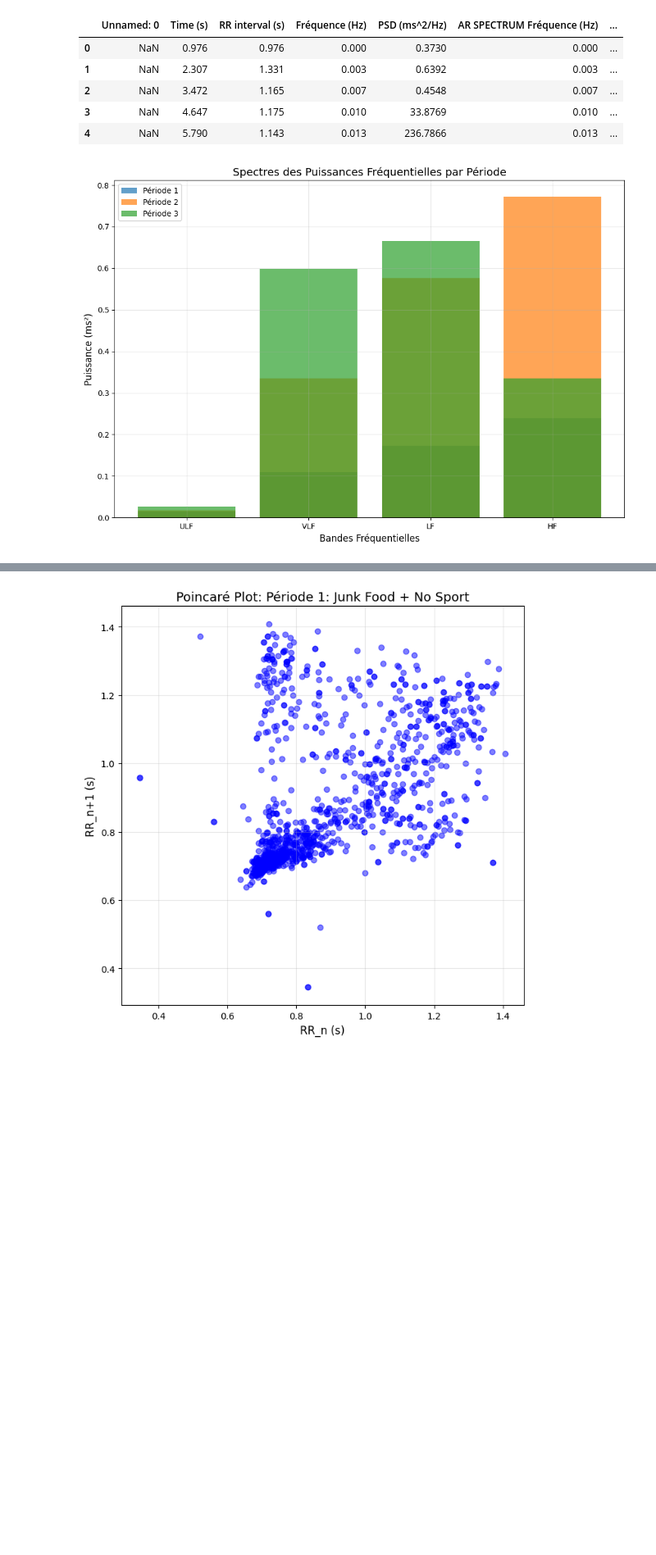
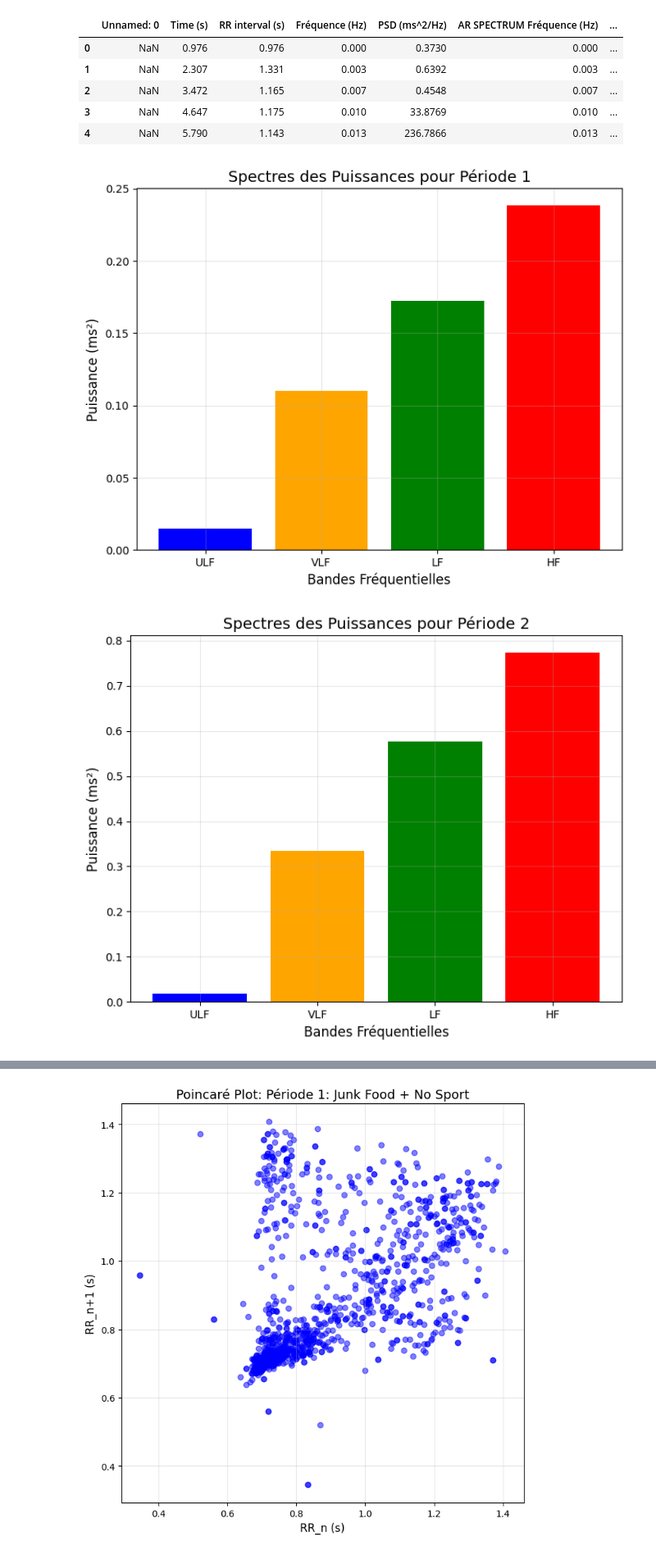
Before and after one commit to leyah-sa/VFC-Analysis, a Jupyter notebook: notebooks/Partie 2/analyse.ipynb, the cells around one changed output, grey strips where cells are left out. Shown at 82% size. Cells and saved outputs as stored; diff of their text form; code cells hidden in the pictures; blank space fills up the shorter version.

```diff
--- a/notebooks/Partie 2/analyse.ipynb
+++ b/notebooks/Partie 2/analyse.ipynb
@@ -61,44 +61,41 @@ import pandas as pd
 def compute_band_powers(rr_intervals, fs=4):
     frequencies, power = welch(rr_intervals, fs=fs)
     ulf = np.sum(power[frequencies < 0.003])
     vlf = np.sum(power[(frequencies >= 0.003) & (frequencies < 0.04)])
     lf = np.sum(power[(frequencies >= 0.04) & (frequencies < 0.15)])
     hf = np.sum(power[(frequencies >= 0.15) & (frequencies < 0.4)])
     return ulf, vlf, lf, hf
 
 # Calculer les puissances des bandes pour chaque période
 def analyze_frequency(data, period_label):
     rr_intervals = pd.to_numeric(data['RR interval   (s)'], errors='coerce').dropna().values
     ulf, vlf, lf, hf = compute_band_powers(rr_intervals)
     return {"Period": period_label, "ULF": ulf, "VLF": vlf, "LF": lf, "HF": hf}
 
 # Assurez-vous que la colonne 'Period' est définie
 period1_data = data[data['Period'] == "Période 1: Junk Food + No Sport"]
 period2_data = data[data['Period'] == "Période 2: No Junk Food + Sport"]
 period3_data = data[data['Period'] == "Période 3: No Junk Food + No Sport"]
 
 # Analyser les puissances des bandes
 period1_bands = analyze_frequency(period1_data, "Période 1")
 period2_bands = analyze_frequency(period2_data, "Période 2")
 period3_bands = analyze_frequency(period3_data, "Période 3")
 
 # Compiler les résultats
 results = pd.DataFrame([period1_bands, period2_bands, period3_bands])
 
-# Visualiser les spectres pour chaque période (graphique en barres superposées)
+# Visualiser les spectres sur des barplots distincts
 bands = ['ULF', 'VLF', 'LF', 'HF']
-results_melted = results.melt(id_vars=["Period"], value_vars=bands, var_name="Band", value_name="Power")
 
-plt.figure(figsize=(12, 8))
-for period in results['Period']:
-    subset = results_melted[results_melted['Period'] == period]
-    plt.bar(subset['Band'], subset['Power'], label=period, alpha=0.7)
-
-plt.title("Spectres des Puissances Fréquentielles par Période", fontsize=14)
-plt.xlabel("Bandes Fréquentielles", fontsize=12)
-plt.ylabel("Puissance (ms²)", fontsize=12)
-plt.legend()
-plt.grid(alpha=0.3)
-plt.show()
+for index, row in results.iterrows():
+    plt.figure(figsize=(8, 6))
+    plt.bar(bands, [row['ULF'], row['VLF'], row['LF'], row['HF']], color=['blue', 'orange', 'green', 'red'])
+    plt.title(f"Spectres des Puissances pour {row['Period']}", fontsize=14)
+    plt.xlabel("Bandes Fréquentielles", fontsize=12)
+    plt.ylabel("Puissance (ms²)", fontsize=12)
+    plt.grid(alpha=0.3)
+    plt.show()
 # %% [output]
-[figure, old version]
+[figure, new version]
+[figure, added]
```
Also changed, not shown: parts of 1 cell of this notebook.
